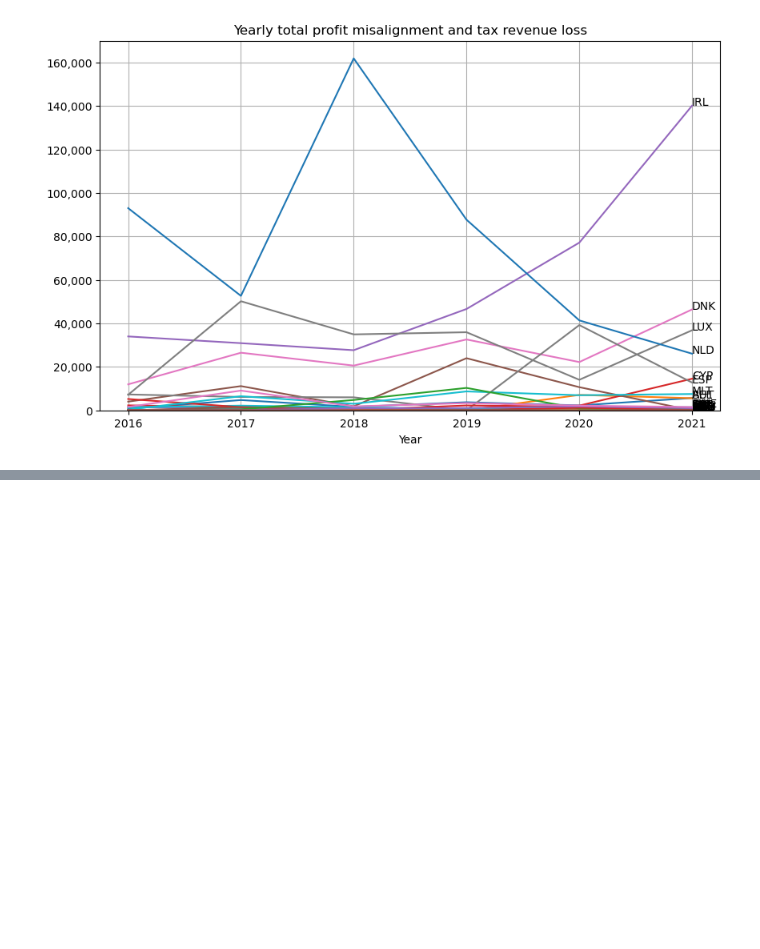
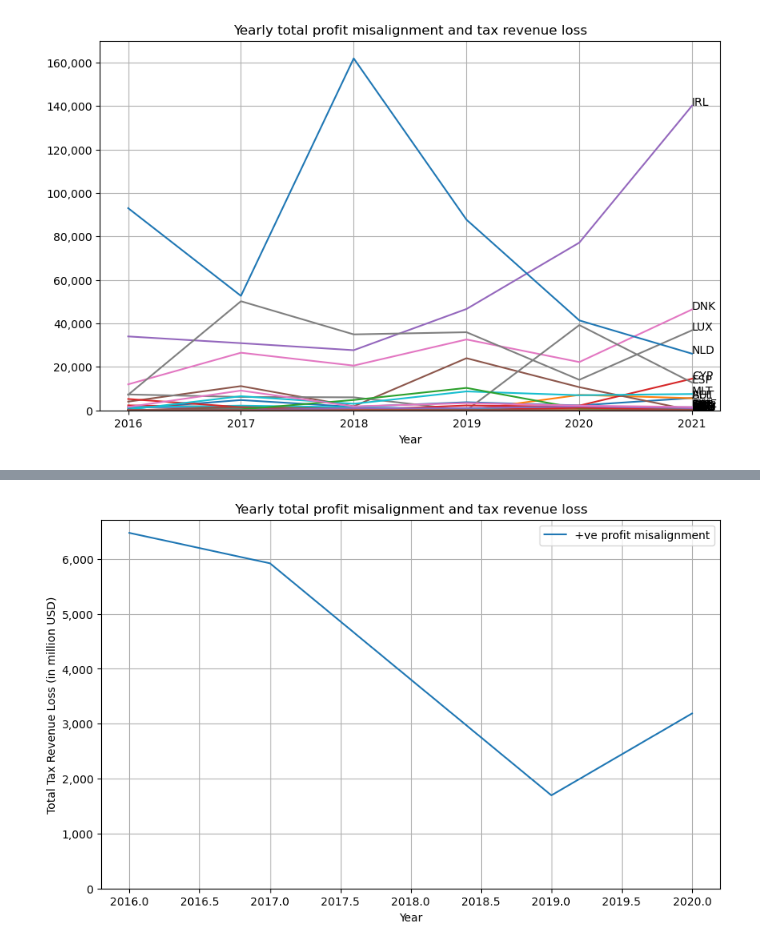
Before and after one commit to Tax-Justice-Network/unitary-taxation, a Jupyter notebook: src/7_specific_country_requests.ipynb, the cells around one changed output, grey strips where cells are left out. Drawn from its saved outputs; the diff is of its cells as text; code cells hidden in the pictures; blank space fills up the shorter version.

```diff
--- a/src/7_specific_country_requests.ipynb
+++ b/src/7_specific_country_requests.ipynb
@@ -237,0 +240,18 @@ plt.show()
+# %%
+# Concatenate Final Results
+sotj_australia_2016 = pd.read_csv('../output/tables/2024/Final_Full_CBCR_Datasets/australia_request_2016.csv')
+sotj_australia_2017 = pd.read_csv('../output/tables/2024/Final_Full_CBCR_Datasets/australia_request_2017.csv')
+sotj_australia_2018 = pd.read_csv('../output/tables/2024/Final_Full_CBCR_Datasets/australia_request_2018.csv')
+sotj_australia_2019 = pd.read_csv('../output/tables/2024/Final_Full_CBCR_Datasets/australia_request_2019.csv')
+sotj_australia_2020 = pd.read_csv('../output/tables/2024/Final_Full_CBCR_Datasets/australia_request_2020.csv')
+sotj_australia_2021 = pd.read_csv('../output/tables/2024/Final_Full_CBCR_Datasets/australia_request_2021.csv')
+
+
+
+#Concatenate all of the above
+sotj_australia = pd.concat([sotj_australia_2016, sotj_australia_2017, sotj_australia_2018, sotj_australia_2019, sotj_australia_2020, sotj_australia_2021])
+
+# Sort by iso_partner and then year
+sotj_australia = sotj_australia.sort_values(by=['iso_partner', 'year'])
+
+sotj_australia
@@ -237,0 +296,4 @@ plt.show()
+# %%
+# Filter sotj_australia for iso_partner == GBR
+sotj_australia_gb = sotj_australia[sotj_australia['iso_partner'] == 'GBR']
+sotj_australia_gb
@@ -237,0 +307,14 @@ plt.show()
+# %%
+plt.figure(figsize=(10, 6))
+plt.plot(sotj_australia_gb['year'], sotj_australia_gb['positive_misalignment'], label='+ve profit misalignment')
+
+plt.title('Yearly total profit misalignment and tax revenue loss')
+plt.xlabel('Year')
+plt.ylabel('Total Tax Revenue Loss (in million USD)')
+plt.ylim(0, )
+plt.legend()
+plt.gca().yaxis.set_major_formatter(ticker.FuncFormatter(lambda x, pos: f'{x:,.0f}'))
+plt.grid(True)
+plt.show()
+# %% [output]
+[figure, added]
```
Also changed, not shown: parts of 15 cells of this notebook, 5 other files.
